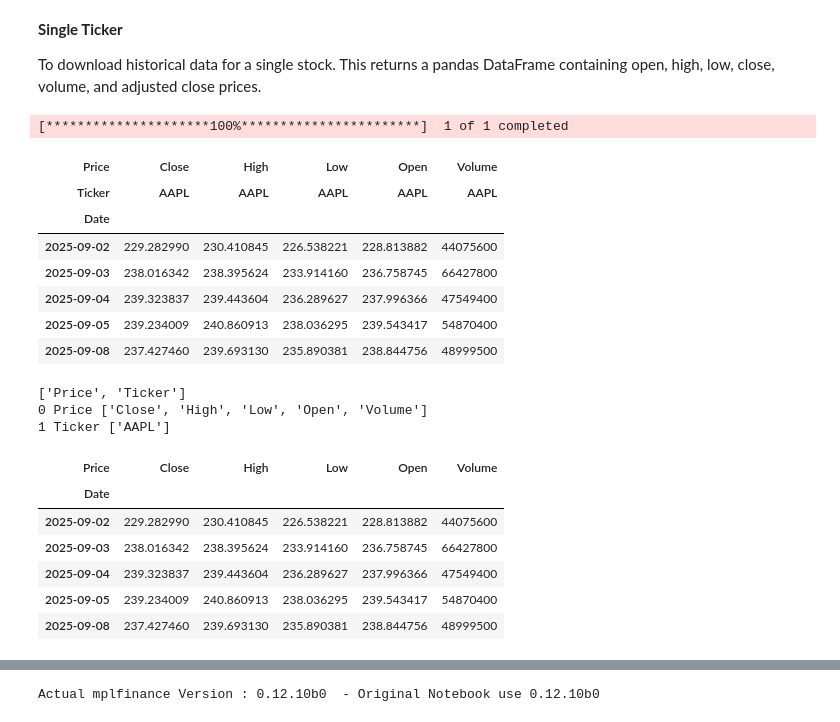
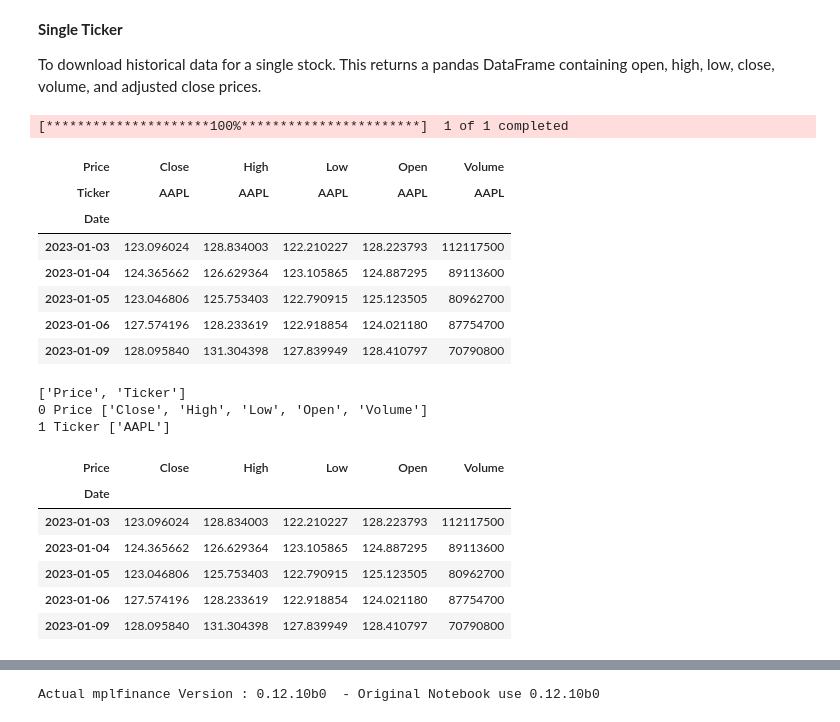
Before and after one commit to polyhedron-gdl/ml-for-finance-intro, a Jupyter notebook: 2026/01-notebooks/nb-lesson-1-2.ipynb, the cells around one changed output, grey strips where cells are left out. Cells and saved outputs as stored; diff of their text form; code cells hidden in the pictures.

```diff
--- a/2026/01-notebooks/nb-lesson-1-2.ipynb
+++ b/2026/01-notebooks/nb-lesson-1-2.ipynb
@@ -740,18 +741,18 @@ Actual yfinance Version : 0.2.65  - Original Notebook use 0.2.36
 To download historical data for a single stock. This returns a pandas DataFrame containing open, high, low, close, volume, and adjusted close prices.
 # %%
 # Download historical data for Apple (AAPL)
-apple_data = yf.download("AAPL", start="2025-09-01", end="2026-01-01")
+apple_data = yf.download("AAPL", start="2023-01-01", end="2026-01-01")
 apple_data.head()
 # %% [output]
 [*********************100%***********************]  1 of 1 completed
 | Price | Close | High | Low | Open | Volume |
 | Ticker | AAPL | AAPL | AAPL | AAPL | AAPL |
 | Date |  |  |  |  |  |
-| 2025-09-02 | 229.282990 | 230.410845 | 226.538221 | 228.813882 | 44075600 |
-| 2025-09-03 | 238.016342 | 238.395624 | 233.914160 | 236.758745 | 66427800 |
-| 2025-09-04 | 239.323837 | 239.443604 | 236.289627 | 237.996366 | 47549400 |
-| 2025-09-05 | 239.234009 | 240.860913 | 238.036295 | 239.543417 | 54870400 |
-| 2025-09-08 | 237.427460 | 239.693130 | 235.890381 | 238.844756 | 48999500 |
+| 2023-01-03 | 123.096024 | 128.834003 | 122.210227 | 128.223793 | 112117500 |
+| 2023-01-04 | 124.365662 | 126.629364 | 123.105865 | 124.887295 | 89113600 |
+| 2023-01-05 | 123.046806 | 125.753403 | 122.790915 | 125.123505 | 80962700 |
+| 2023-01-06 | 127.574196 | 128.233619 | 122.918854 | 124.021180 | 87754700 |
+| 2023-01-09 | 128.095840 | 131.304398 | 127.839949 | 128.410797 | 70790800 |
 # %%
 print(apple_data.columns.names)
 for i in range(apple_data.columns.nlevels):
@@ -767,8 +768,8 @@ apple_data.head()
 # %% [output]
 | Price | Close | High | Low | Open | Volume |
 | Date |  |  |  |  |  |
-| 2025-09-02 | 229.282990 | 230.410845 | 226.538221 | 228.813882 | 44075600 |
-| 2025-09-03 | 238.016342 | 238.395624 | 233.914160 | 236.758745 | 66427800 |
-| 2025-09-04 | 239.323837 | 239.443604 | 236.289627 | 237.996366 | 47549400 |
-| 2025-09-05 | 239.234009 | 240.860913 | 238.036295 | 239.543417 | 54870400 |
-| 2025-09-08 | 237.427460 | 239.693130 | 235.890381 | 238.844756 | 48999500 |
+| 2023-01-03 | 123.096024 | 128.834003 | 122.210227 | 128.223793 | 112117500 |
+| 2023-01-04 | 124.365662 | 126.629364 | 123.105865 | 124.887295 | 89113600 |
+| 2023-01-05 | 123.046806 | 125.753403 | 122.790915 | 125.123505 | 80962700 |
+| 2023-01-06 | 127.574196 | 128.233619 | 122.918854 | 124.021180 | 87754700 |
+| 2023-01-09 | 128.095840 | 131.304398 | 127.839949 | 128.410797 | 70790800 |
```
Also changed, not shown: parts of 13 cells of this notebook, 2 other files.
